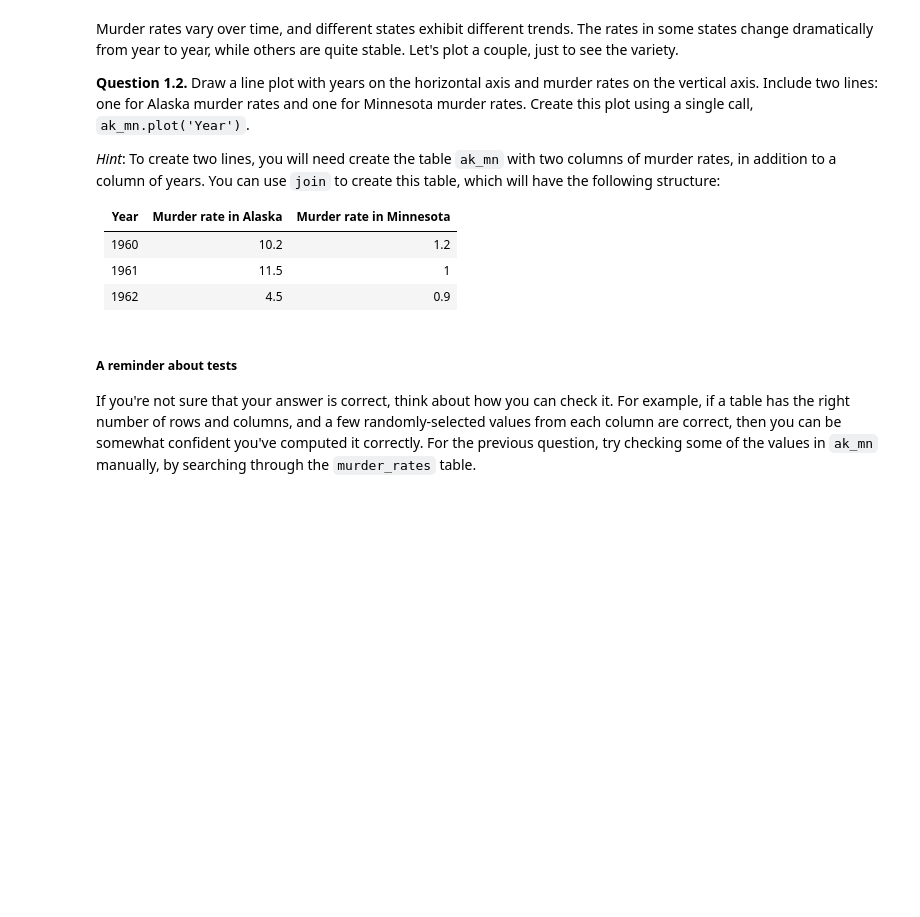
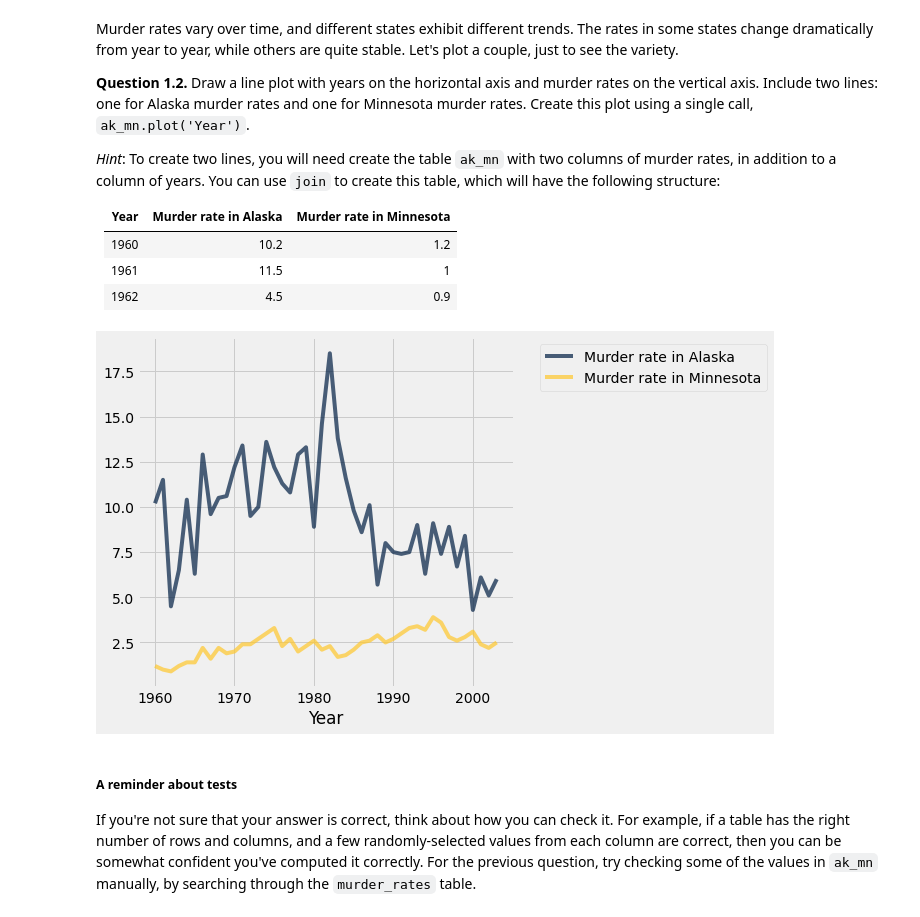
Before and after one commit to bxu22/DS151-Project, a Jupyter notebook: project_1sthalf.ipynb, the cells around one changed output. Drawn from its saved outputs; the diff is of its cells as text; code cells hidden in the pictures; blank space fills up the shorter version.

```diff
--- a/project_1sthalf.ipynb
+++ b/project_1sthalf.ipynb
@@ -77,13 +92,15 @@ vertical axis. Include two lines: one for Alaska murder rates and one for Minnes
 # %%
 # The next lines are provided for you.  They create a table
 # containing only the Alaska information and one containing
 # only the Minnesota information.
 ak = murder_rates.where('State', 'Alaska').drop('State', 'Population').relabeled(1, 'Murder rate in Alaska')
 mn = murder_rates.where('State', 'Minnesota').drop('State', 'Population').relabeled(1, 'Murder rate in Minnesota')
 
 # Fill in this line to make a table like the one pictured above.
-ak_mn = ...
+ak_mn = ak.join('Year', mn)
 ak_mn.plot('Year')
+# %% [output]
+[figure, added]
 # %% [markdown]
 ##### A reminder about tests
 If you're not sure that your answer is correct, think about how you can check it.  For example, if a table has the right number of rows and columns, and a few randomly-selected values from each column are correct, then you can be somewhat confident you've computed it correctly.  For the previous question, try checking some of the values in `ak_mn` manually, by searching through the `murder_rates` table.
```
Also changed, not shown: parts of 23 cells of this notebook.
